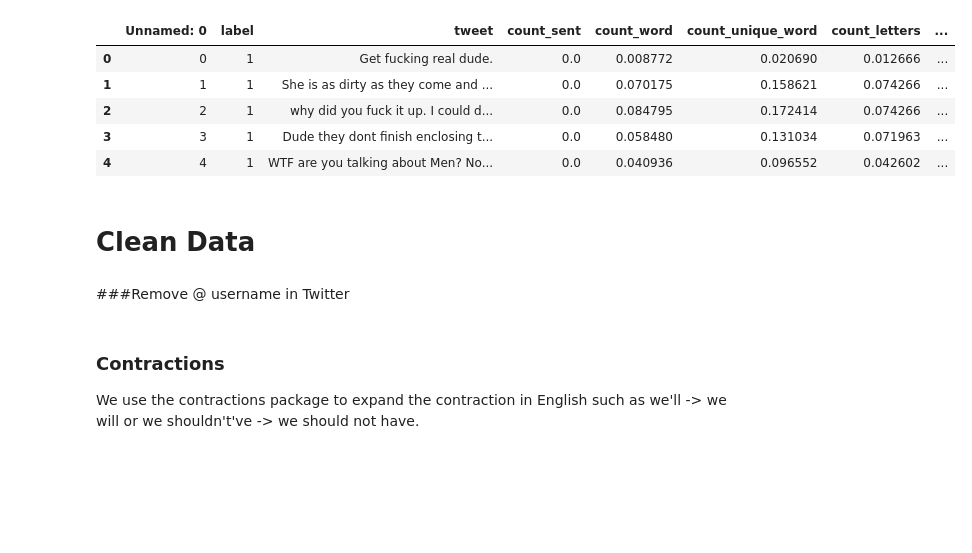
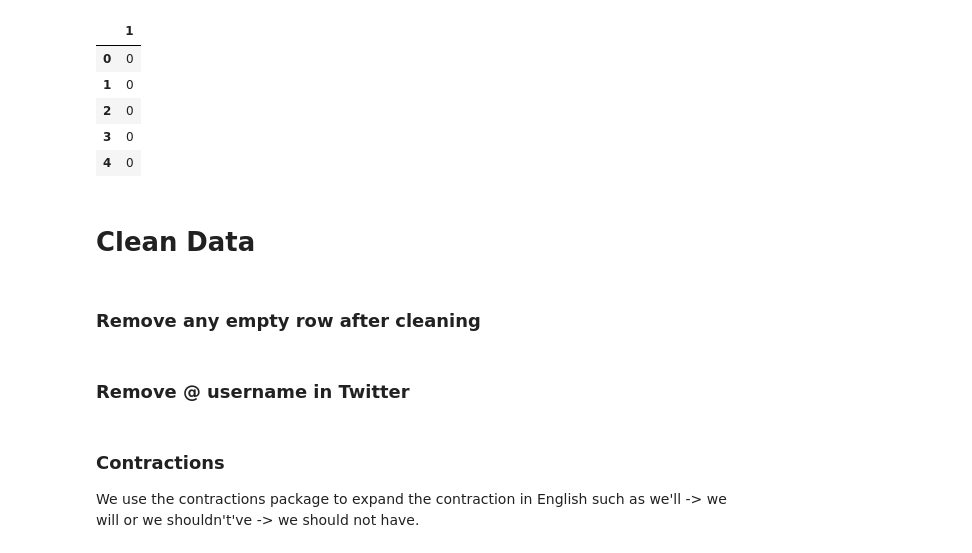
Before and after one commit to nancy9taya/Detoxi, a Jupyter notebook: CleaningCode.ipynb, the cells around one changed output. Cells and saved outputs as stored; diff of their text form; code cells hidden in the pictures; blank space fills up the shorter version.

```diff
--- a/CleaningCode.ipynb
+++ b/CleaningCode.ipynb
@@ -39,12 +33,14 @@ Successfully installed Cython-0.29.21 gensim-4.0.1 smart-open-5.0.0
 # %%
-train_df = pd.read_csv(r'C:\Users\Lenovo\Desktop\GP Code\kaggel codes\30k_featuers.csv')# change path to csv file
+train_df = pd.read_csv(r'C:\Users\Lenovo\Desktop\GP Code\returns.csv')# change path to csv file
 train_df.head()
 # %% [output]
-|  | Unnamed: 0 | label | tweet | count_sent | count_word | count_unique_word | count_letters | ... |
-| 0 | 0 | 1 | Get fucking real dude. | 0.0 | 0.008772 | 0.020690 | 0.012666 | ... |
-| 1 | 1 | 1 | She is as dirty as they come and ... | 0.0 | 0.070175 | 0.158621 | 0.074266 | ... |
-| 2 | 2 | 1 | why did you fuck it up. I could d... | 0.0 | 0.084795 | 0.172414 | 0.074266 | ... |
-| 3 | 3 | 1 | Dude they dont finish enclosing t... | 0.0 | 0.058480 | 0.131034 | 0.071963 | ... |
-| 4 | 4 | 1 | WTF are you talking about Men? No... | 0.0 | 0.040936 | 0.096552 | 0.042602 | ... |
+|  | 1 |
+| 0 | 0 |
+| 1 | 0 |
+| 2 | 0 |
+| 3 | 0 |
+| 4 | 0 |
 # %% [markdown]
 # Clean Data
+# %% [markdown]
+### Remove any empty row after cleaning
@@ -51,5 +50,5 @@ train_df.head()
 # %% [markdown]
-###Remove @ username in Twitter
+### Remove @ username in Twitter
 # %%
 def remove_at_user(text):
 
```
Also changed, not shown: parts of 32 cells of this notebook, 1 other file.
